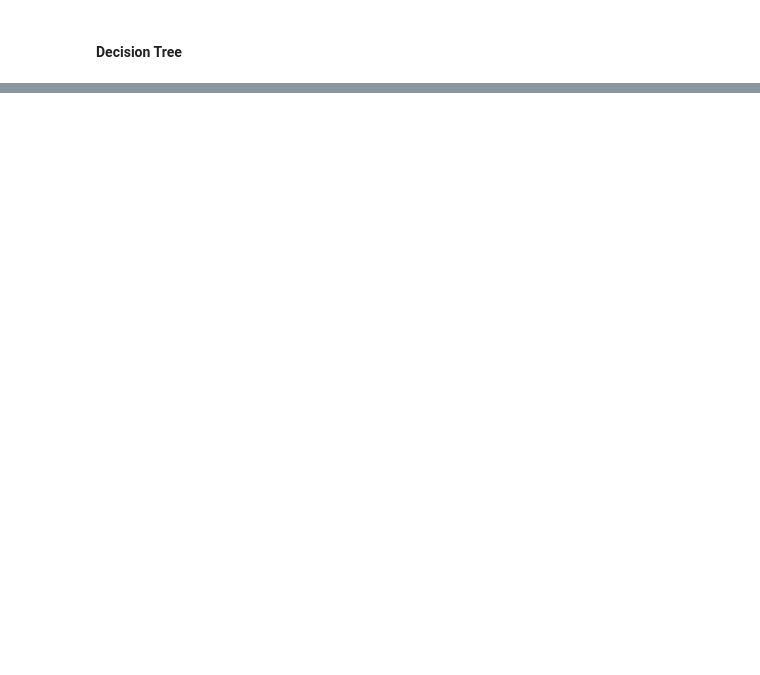
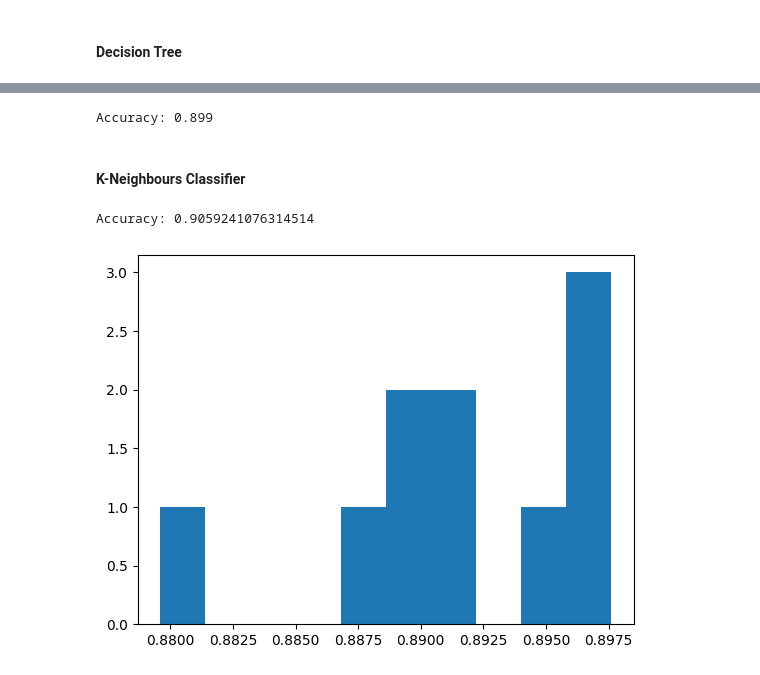
Before and after one commit to th0rz05/feup-ia-heart-disease, a Jupyter notebook: proj/Project.ipynb, the cells around one changed output, grey strips where cells are left out. Cells and saved outputs as stored; diff of their text form; code cells hidden in the pictures; blank space fills up the shorter version.

```diff
--- a/proj/Project.ipynb
+++ b/proj/Project.ipynb
@@ -276,0 +395,8 @@ It seems like kidney disease make people more likely to have a heart disease
+# %%
+clf = svm.SVC(kernel='linear')
+
+# commenting out because it takes a long time to run
+# accuracy = runModel(clf)
+# print("Accuracy: " + str(accuracy))
+# %% [output]
+Accuracy: 0.899
@@ -276,0 +406,12 @@ It seems like kidney disease make people more likely to have a heart disease
+# %% [markdown]
+#### K-Neighbours Classifier
+# %%
+clf = KNeighborsClassifier(n_neighbors=5)
+accuracy = runModel(clf)
+print("Accuracy: " + str(accuracy))
+# %% [output]
+Accuracy: 0.9059241076314514
+# %%
+runModelRepeatedly(clf)
+# %% [output]
+[figure, added]
```
Also changed, not shown: parts of 51 cells of this notebook.
